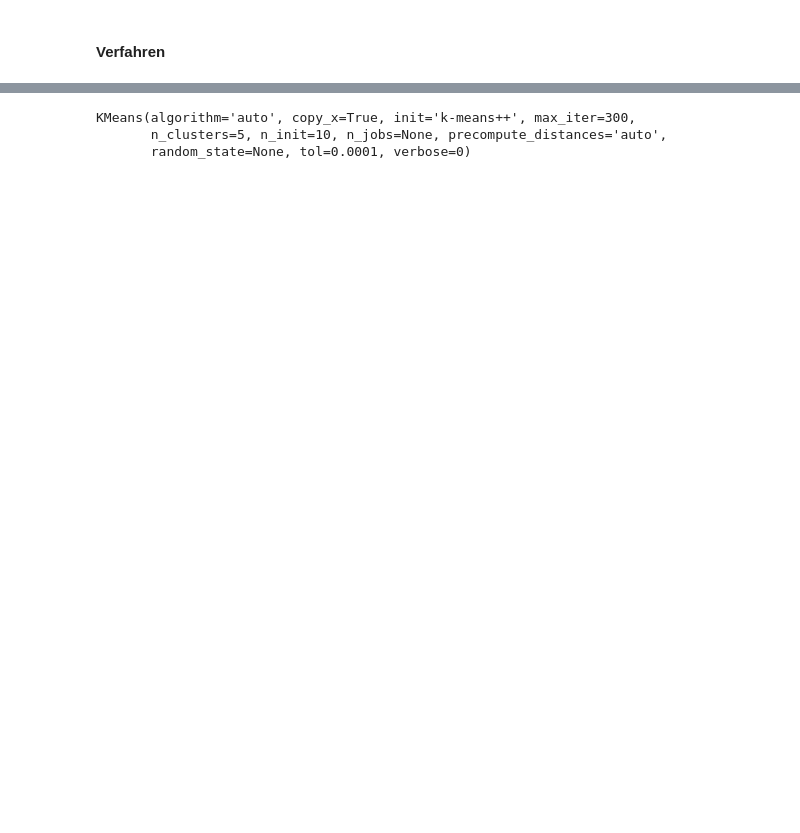
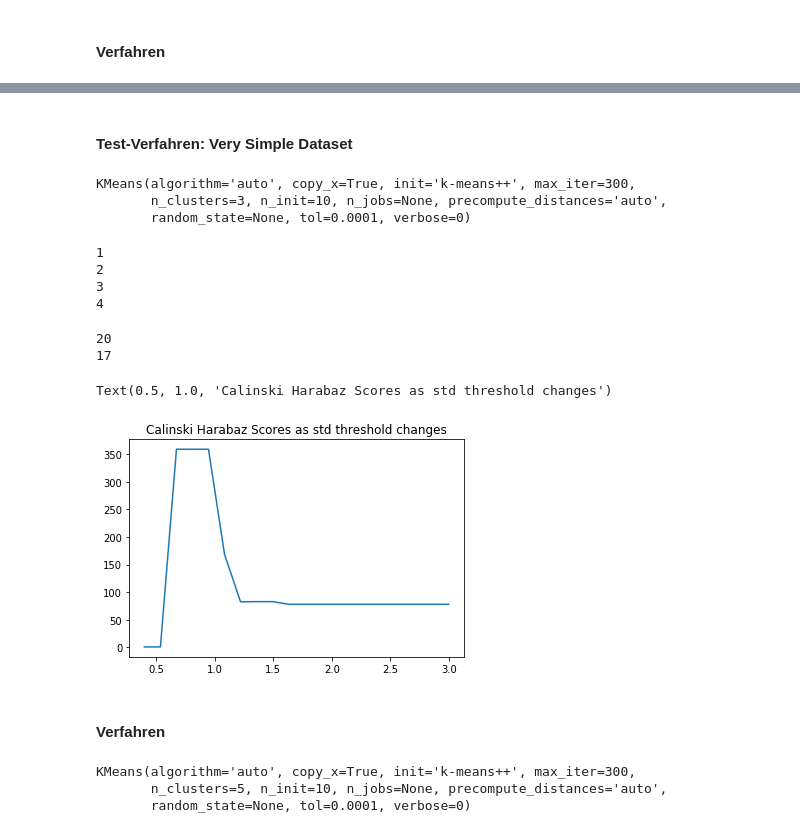
Before and after one commit to mgsgde/ethcluster, a Jupyter notebook: main.ipynb, the cells around one changed output, grey strips where cells are left out. Saved outputs shown, nothing was run; the diff lists cells and outputs as text; code cells hidden in the pictures; blank space fills up the shorter version.

```diff
--- a/main.ipynb
+++ b/main.ipynb
@@ -407,0 +461,23 @@ plotScores(scores)
+# %% [markdown]
+#### Test-Verfahren: Very Simple Dataset
+# %%
+kmeans_opt = KMeans(n_clusters=verySimple_optimalNumberOfClusters)
+kmeans_opt.fit(verySimple_featureValues_std_pca)
+# %% [output]
+KMeans(algorithm='auto', copy_x=True, init='k-means++', max_iter=300,
+       n_clusters=3, n_init=10, n_jobs=None, precompute_distances='auto',
+       random_state=None, tol=0.0001, verbose=0)
+# %%
+keep = [False, False, False, False, False, False, False]
+all(False == e for e in keep)
+
+for i in range(0,5,1):
+    if (i == 0):
+        continue;
+    else:
+        print(i)
+# %% [output]
+1
+2
+3
+4
@@ -408,3 +497,17 @@ plotScores(scores)
+# %%
+print(len(scores))
+print(len(labels))
+# %% [output]
+20
+17
+# %%
+plt.plot(thresholds, scores)
+plt.title('Calinski Harabaz Scores as std threshold changes')
+# %% [output]
+Text(0.5, 1.0, 'Calinski Harabaz Scores as std threshold changes')
+[figure, added]
+# %% [markdown]
+#### Verfahren
 # %%
 kmeans_opt = KMeans(n_clusters=optimalNumberOfClusters)
 kmeans_opt.fit(featureValues_std_pca)
```
Also changed, not shown: parts of 31 cells of this notebook, 1 other file.
